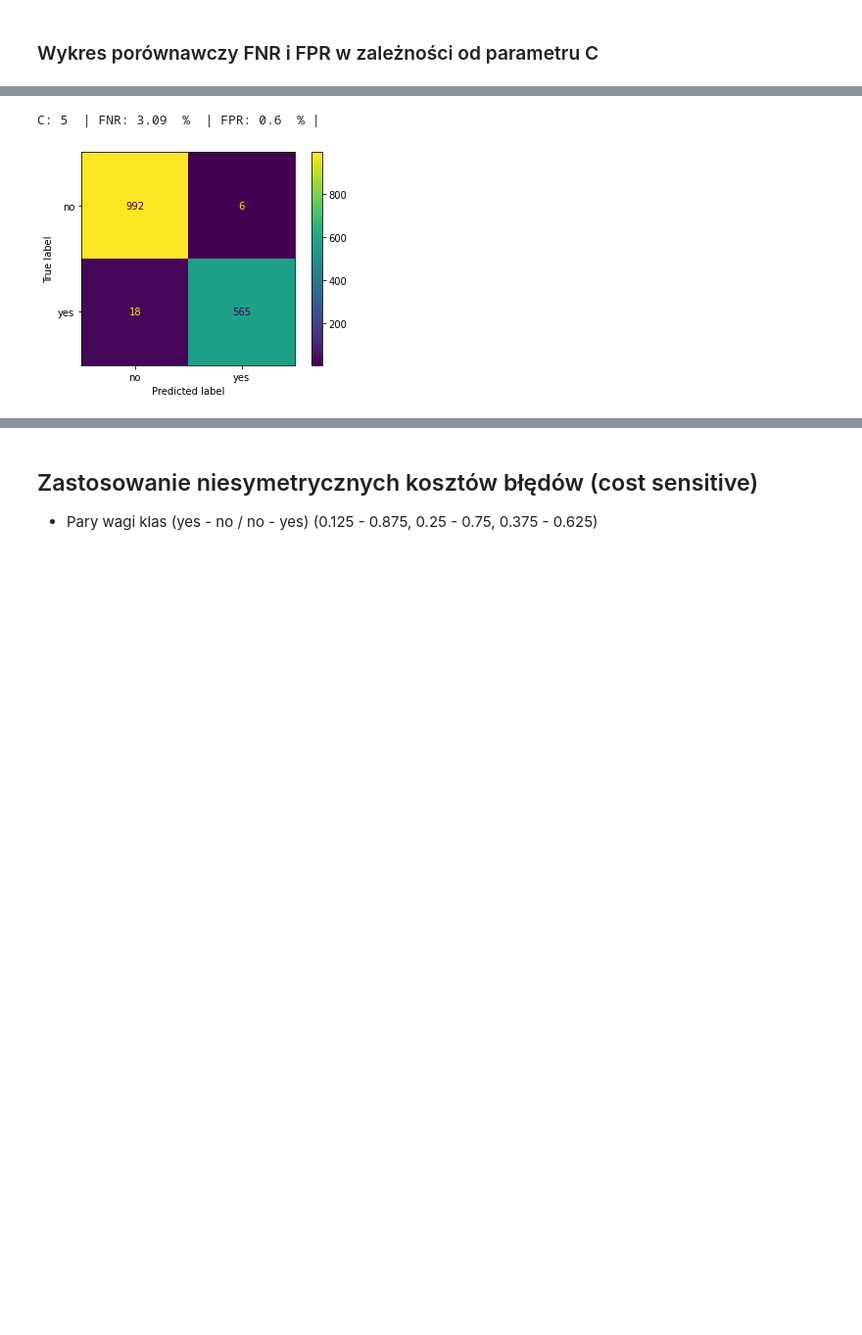
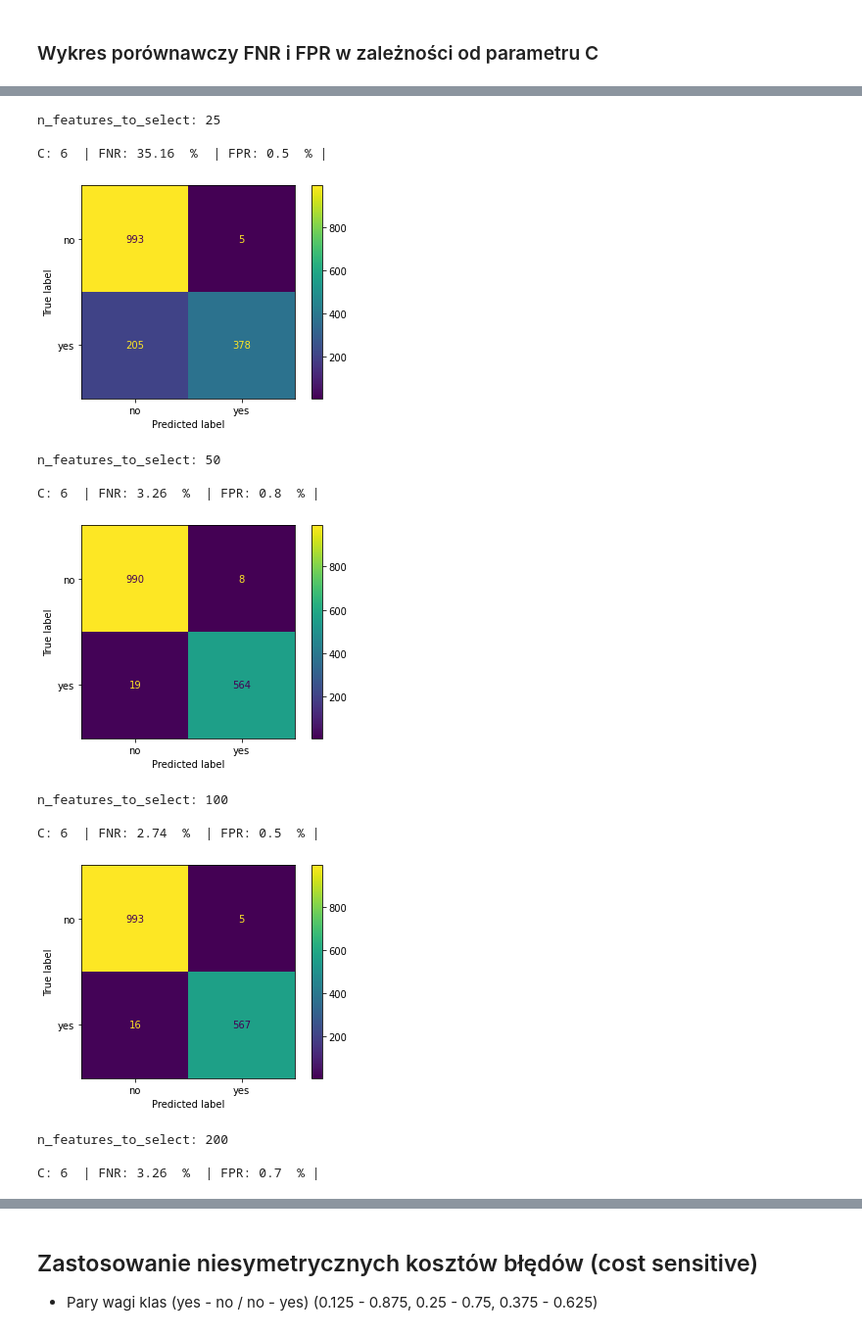
Before and after one commit to karoljaskolka/SpamClassification, a Jupyter notebook: SupportMachineClassifier.ipynb, the cells around one changed output, grey strips where cells are left out. Shown: that part at 98% size. Saved outputs shown, nothing was run; the diff lists cells and outputs as text; code cells hidden in the pictures; blank space fills up the shorter version.

```diff
--- a/SupportMachineClassifier.ipynb
+++ b/SupportMachineClassifier.ipynb
@@ -54,7 +54,7 @@ X_train, X_test, y_train, y_test = train_test_split(X, y, random_state=123, test
 fnr_arr = []
 fpr_arr = []
 
-c_arr = [0.5, 1, 2, 5, 10, 25]
+c_arr = [0.5, 1, 2, 4, 5, 6, 8, 10]
 
 for c in c_arr:
     fnr, fpr = SupportVectorClassification(c)
@@ -114,11 +115,23 @@ plt.show()
 # %%
 from sklearn.decomposition import PCA
 
-pca = PCA(n_components = 100, random_state = 123)
+components_arr = [25, 50, 100, 200]
 
-X_pca = pca.fit_transform(X)
+fnr_arr = []
+fpr_arr = []
 
-X_train, X_test, y_train, y_test = train_test_split(X_pca, y, random_state=123, test_size=0.33)
+for n in components_arr:
 
-fnr, fpr = SupportVectorClassification(c = 5)
+    pca = PCA(n_components = n, random_state = 123)
+
+    X_pca = pca.fit_transform(X)
+
+    X_train, X_test, y_train, y_test = train_test_split(X_pca, y, random_state=123, test_size=0.33)
+
+    print('N_components:', n, '\n')
+
+    fnr, fpr = SupportVectorClassification(c = 6)
+
+    fnr_arr.append(fnr)
+    fpr_arr.append(fpr)
 # %% [output]
@@ -127,13 +175,38 @@ C: 5  | FNR: 3.77  %  | FPR: 0.6  % |
 # %%
 from sklearn.feature_selection import RFE
 
-rfe = RFE(estimator=SVC(C = 5, kernel='linear', random_state = 123), n_features_to_select=100)
+components_arr = [25, 50, 100, 200]
 
-X_rfe = rfe.fit_transform(X, y)
+fnr_arr = []
+fpr_arr = []
 
-X_train, X_test, y_train, y_test = train_test_split(X_rfe, y, random_state=123, test_size=0.33)
+for n in components_arr:
 
-fnr, fpr = SupportVectorClassification(c = 5)
+    rfe = RFE(estimator=SVC(C = 6, kernel='linear', random_state = 123), n_features_to_select=n)
+
+    X_rfe = rfe.fit_transform(X, y)
+
+    X_train, X_test, y_train, y_test = train_test_split(X_rfe, y, random_state=123, test_size=0.33)
+
+    print('n_features_to_select:', n, '\n')
+
+    fnr, fpr = SupportVectorClassification(c = 6)
+
+    fnr_arr.append(fnr)
+    fpr_arr.append(fpr)
 # %% [output]
-C: 5  | FNR: 3.09  %  | FPR: 0.6  % |
+n_features_to_select: 25
+
+C: 6  | FNR: 35.16  %  | FPR: 0.5  % |
-[figure, old version]
+[figure, new version]
+n_features_to_select: 50
+
+C: 6  | FNR: 3.26  %  | FPR: 0.8  % |
+[figure, added]
+n_features_to_select: 100
+
+C: 6  | FNR: 2.74  %  | FPR: 0.5  % |
+[figure, added]
+n_features_to_select: 200
+
+C: 6  | FNR: 3.26  %  | FPR: 0.7  % |
```
Also changed, not shown: parts of 18 cells of this notebook, 3 other files.
